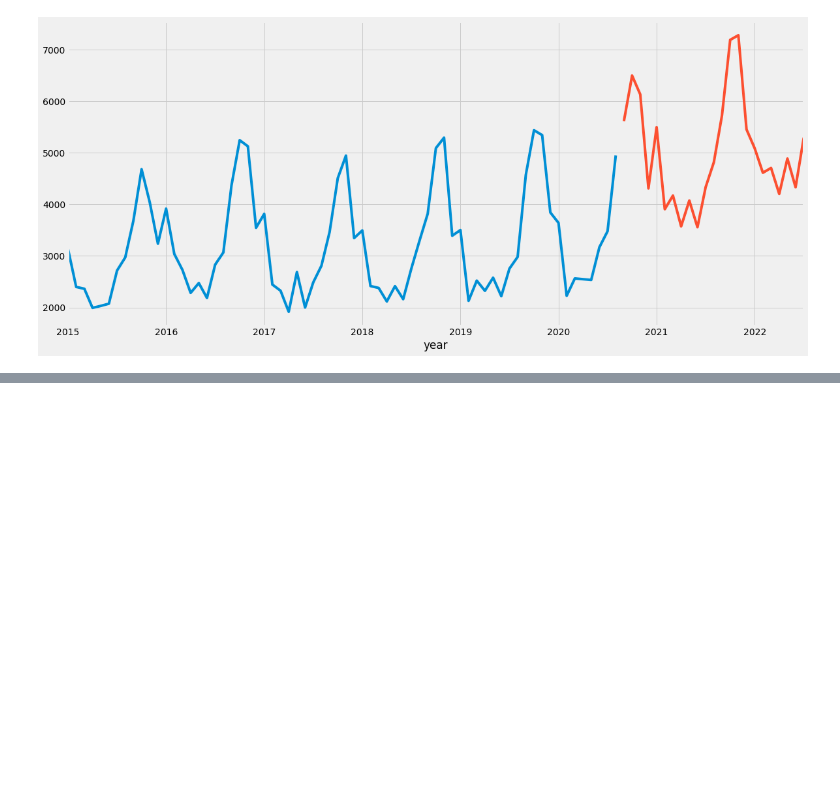
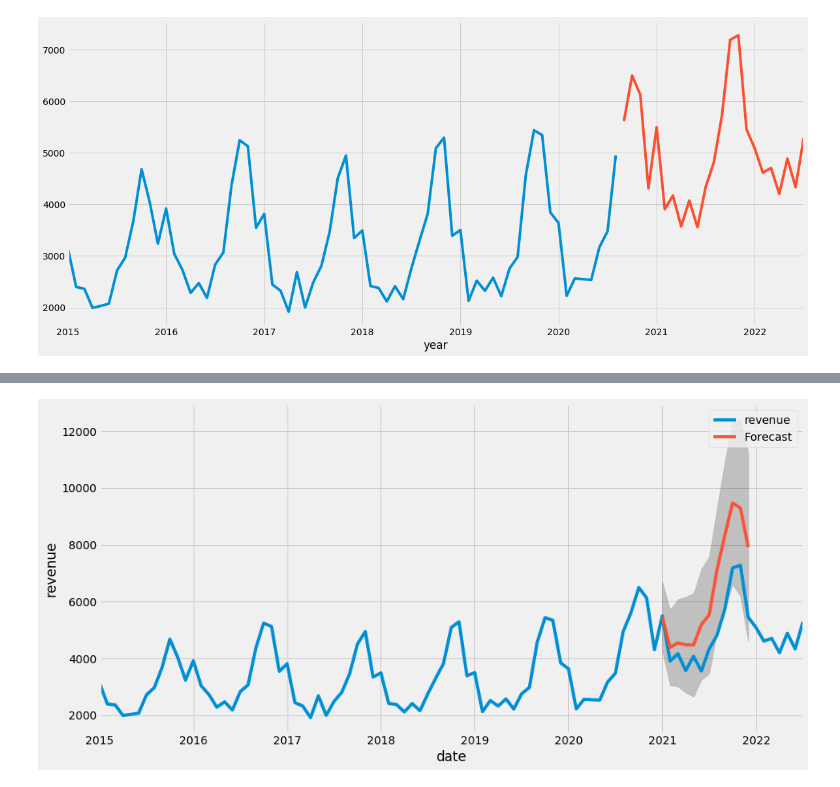
Before and after one commit to dkjastpe/dkjastpe, a Jupyter notebook: Financial_Forecasting_Model_Internship.ipynb, the cells around one changed output, grey strips where cells are left out. Cells and saved outputs as stored; diff of their text form; code cells hidden in the pictures; blank space fills up the shorter version.

```diff
--- a/Financial_Forecasting_Model_Internship.ipynb
+++ b/Financial_Forecasting_Model_Internship.ipynb
@@ -207,0 +224,20 @@ Roots
+# %%
+min_aic = 999999999
+for param in pdq:
+    for param_seasonal in seasonal_pdq:
+        try:
+            mod = sm.tsa.statespace.SARIMAX(train,
+                                            order=param,
+                                            seasonal_order=param_seasonal,
+                                            enforce_stationarity=False,
+                                            enforce_invertibility=False)
+
+            results = mod.fit()
+            print('ARIMA{}x{}12 - AIC:{}'.format(param, param_seasonal, results.aic))
+
+            #Check for best model with lowest AIC
+            if results.aic < min_aic:
+                min_aic = results.aic
+                min_aic_model = results
+        except:
+            continue
@@ -207,0 +284,20 @@ Roots
+# %%
+#Period for forecast
+start_analysis = "2021-01"
+end_analysis = "2021-12"
+
+#Predictions
+pred = min_aic_model.get_prediction(start=start_analysis,end=end_analysis, dynamic=False)
+# %%
+pred_ci = pred.conf_int()
+ax = y['2015':].plot(label='observed')
+pred.predicted_mean.plot(ax=ax, label='Forecast', alpha=.95, figsize=(14, 7))
+ax.fill_between(pred_ci.index,
+                pred_ci.iloc[:, 0],
+                pred_ci.iloc[:, 1], color='k', alpha=.2)
+ax.set_xlabel('date')
+ax.set_ylabel('revenue')
+plt.legend()
+plt.show()
+# %% [output]
+[figure, added]
```
Also changed, not shown: parts of 5 cells of this notebook.
